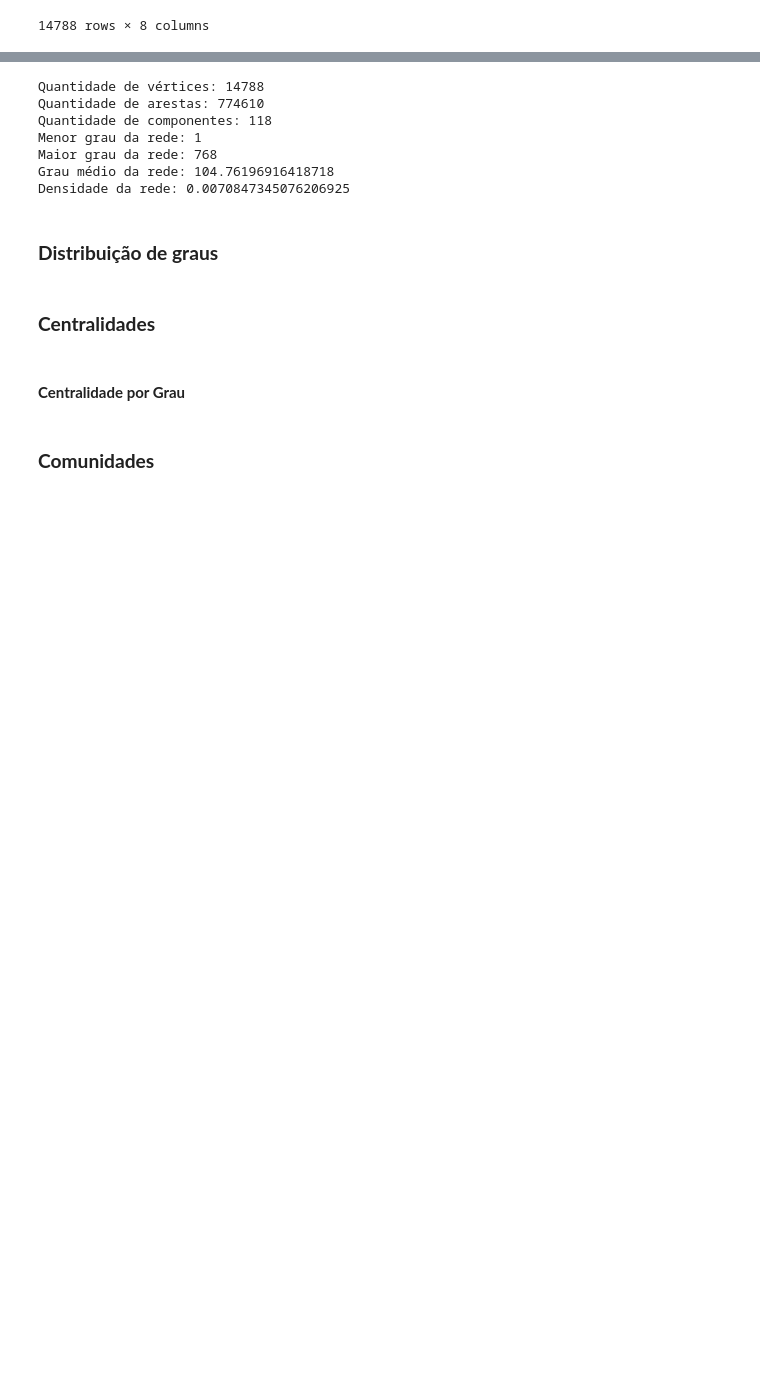
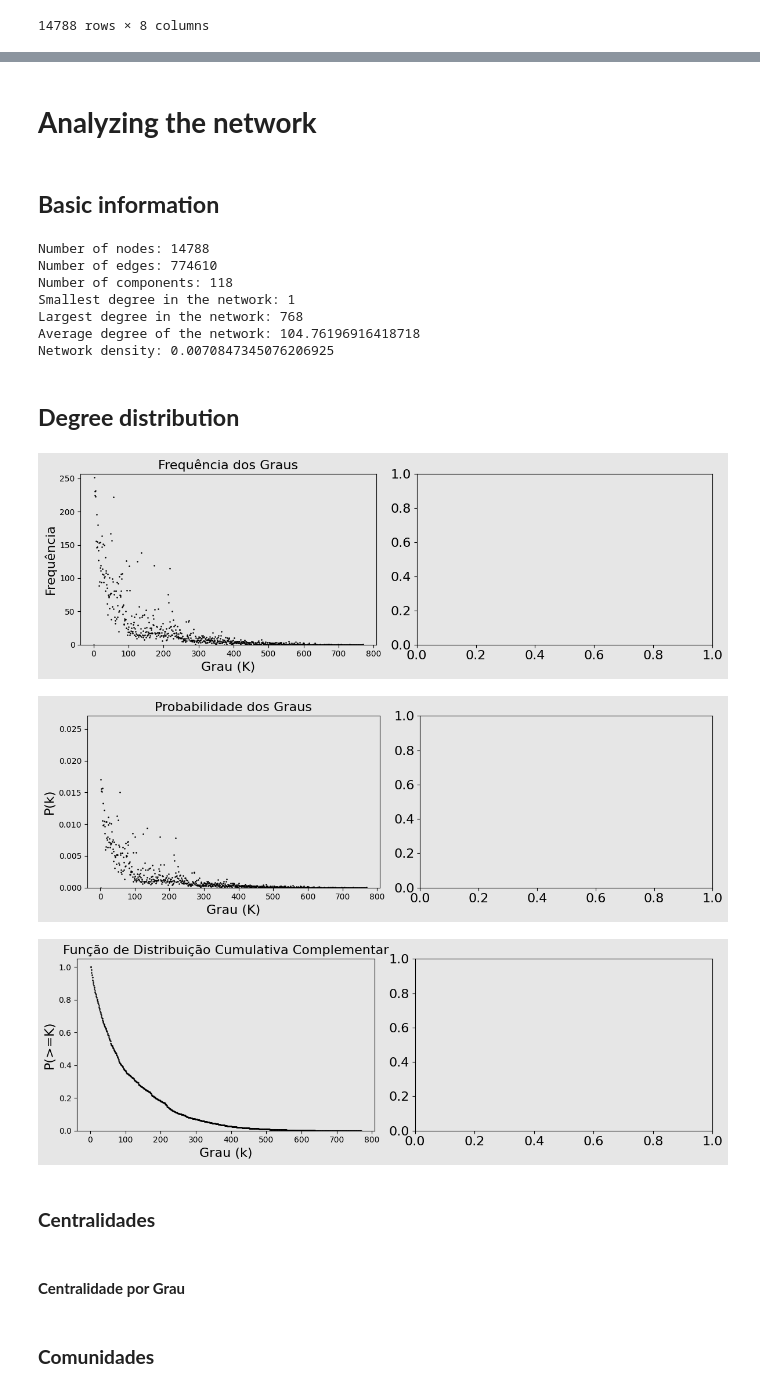
Before and after one commit to anamachadoc/UFSJ_Redes_Complexas_Trabalho_Final, a Jupyter notebook: code/popularityRecommender.ipynb, the cells around one changed output, grey strips where cells are left out. Saved outputs shown, nothing was run; the diff lists cells and outputs as text; code cells hidden in the pictures; blank space fills up the shorter version.

```diff
--- a/code/popularityRecommender.ipynb
+++ b/code/popularityRecommender.ipynb
@@ -40,15 +46,10 @@ df
 # %%
-artists_ids = {}
+edges = []
 for i in range(len(df)):
-    artists_ids[df['id'][i]] = df['name'][i]
+    genres_artist = df['genres'][i].split(', ')
+    for g in genres_artist:
+        edge = (df['id'][i], g, df['popularity'][i])
+        edges.append(edge)
-# %%
-edges = []
-for i in range(len(df)):
-    if type(df['genres'][i]) != float: # it means that the genre is not NaN
-        genres_artist = [item.strip() for item in df['genres'][i].split(',')]
-        for g in genres_artist:
-            edge = (df['id'][i], g, df['popularity'][i])
-            edges.append(edge)
 # %%
 artists_nodes = [(df['id'][index], dict(popularity=int(df['popularity'][index]), name=str(df['name'][index]))) for index in range(len(df['id']))]
 genres_nodes = set([item.strip() for sublist in df['genres'].dropna().apply(lambda x: x.split(',')) for item in sublist])
@@ -66,29 +67,37 @@ G = Bipartite_G.transform_bipartite_into_simple(list(df['id']))
+# %% [markdown]
+# **Analyzing the network**
+# %% [markdown]
+## **Basic information**
 # %%
-print(f'Quantidade de vértices: {G.get_number_of_nodes()}')
-print(f'Quantidade de arestas: {G.get_number_of_edges()}')
-print(f'Quantidade de componentes: {G.get_number_connected_components()}')
-print(f'Menor grau da rede: {G.get_minimum_degree()}')
-print(f'Maior grau da rede: {G.get_maximum_degree()}')
-print(f'Grau médio da rede: {G.get_average_degree()}')
-print(f'Densidade da rede: {G.get_density()}')
-#print(f'Distância média: {G.average_shortest_path_length()}')
+print(f'Number of nodes: {G.get_number_of_nodes()}')
+print(f'Number of edges: {G.get_number_of_edges()}')
+print(f'Number of components: {G.get_number_connected_components()}')
+print(f'Smallest degree in the network: {G.get_minimum_degree()}')
+print(f'Largest degree in the network: {G.get_maximum_degree()}')
+print(f'Average degree of the network: {G.get_average_degree()}')
+print(f'Network density: {G.get_density()}')
+#print(f'Average distance: {G.average_shortest_path_length()}')
 #average_clustering_coefficient, percentage_of_considered_nodes = G.get_average_clustering_coefficient()
-#print(f'Coeficiente de clustering médio: {average_clustering_coefficient} (apenas {percentage_of_considered_nodes:.2%} da rede foi considerada no cálculo, que que possuem grau maior do que um)')
+#print(f'Average clustering coefficient: {average_clustering_coefficient} (only {percentage_of_considered_nodes:.2%} of the network was considered in the calculation, which have a degree greater than one)')
 # %% [output]
-Quantidade de vértices: 14788
-Quantidade de arestas: 774610
-Quantidade de componentes: 118
-Menor grau da rede: 1
-Maior grau da rede: 768
-Grau médio da rede: 104.76196916418718
-Densidade da rede: 0.0070847345076206925
+Number of nodes: 14788
+Number of edges: 774610
+Number of components: 118
+Smallest degree in the network: 1
+Largest degree in the network: 768
+Average degree of the network: 104.76196916418718
+Network density: 0.0070847345076206925
-# %% [markdown]
-### **Distribuição de graus**
+# %% [markdown]
+## **Degree distribution**
 # %%
-#frequencies_of_degrees, probability_of_degrees, accumulated_probability_of_degress = G.get_degree_distribution()
-#Graphics.create_graphic_degrees(data = frequencies_of_degrees, xLabel = 'Grau (K)', yLabel = 'Frequência', title = 'Frequência dos Graus', limit = 5, lines = False, name_network = name_network)
-#Graphics.create_graphic_degrees(data = probability_of_degrees, xLabel = 'Grau (K)', yLabel = 'P(k)', title = 'Probabilidade dos Graus', limit = 0.01, lines = False,  name_network = name_network)
-#Graphics.create_graphic_degrees(data = accumulated_probability_of_degress, xLabel = 'Grau (k)', yLabel = 'P(>=K)', title = 'Função de Distribuição Cumulativa Complementar', limit = 0.05, lines = True,  name_network = name_network)
+frequencies_of_degrees, probability_of_degrees, accumulated_probability_of_degress = G.get_degree_distribution()
+Graphics.create_graphic_degrees(data = frequencies_of_degrees, xLabel = 'Grau (K)', yLabel = 'Frequência', title = 'Frequência dos Graus', limit = 5, lines = False, name_network = name_network)
+Graphics.create_graphic_degrees(data = probability_of_degrees, xLabel = 'Grau (K)', yLabel = 'P(k)', title = 'Probabilidade dos Graus', limit = 0.01, lines = False,  name_network = name_network)
+Graphics.create_graphic_degrees(data = accumulated_probability_of_degress, xLabel = 'Grau (k)', yLabel = 'P(>=K)', title = 'Função de Distribuição Cumulativa Complementar', limit = 0.05, lines = True,  name_network = name_network)
+# %% [output]
+[figure, added]
+[figure, added]
+[figure, added]
 # %% [markdown]
 ### **Centralidades**
 # %% [markdown]
```
Also changed, not shown: parts of 25 cells of this notebook, 21 other files.
